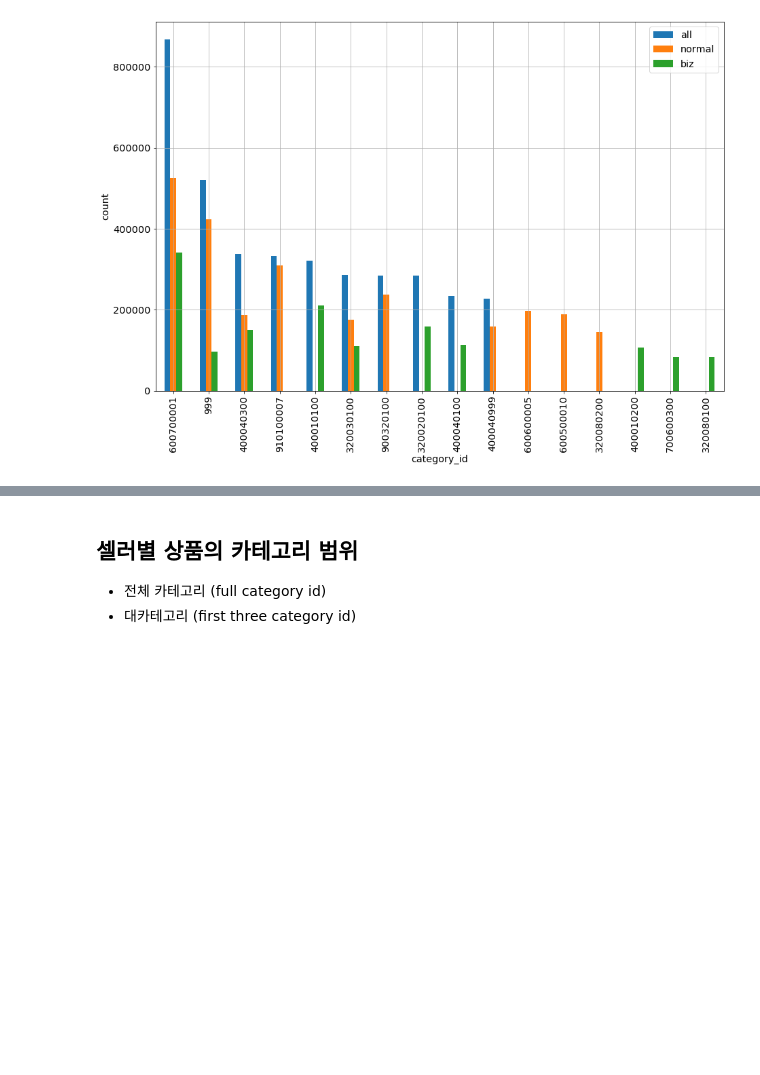
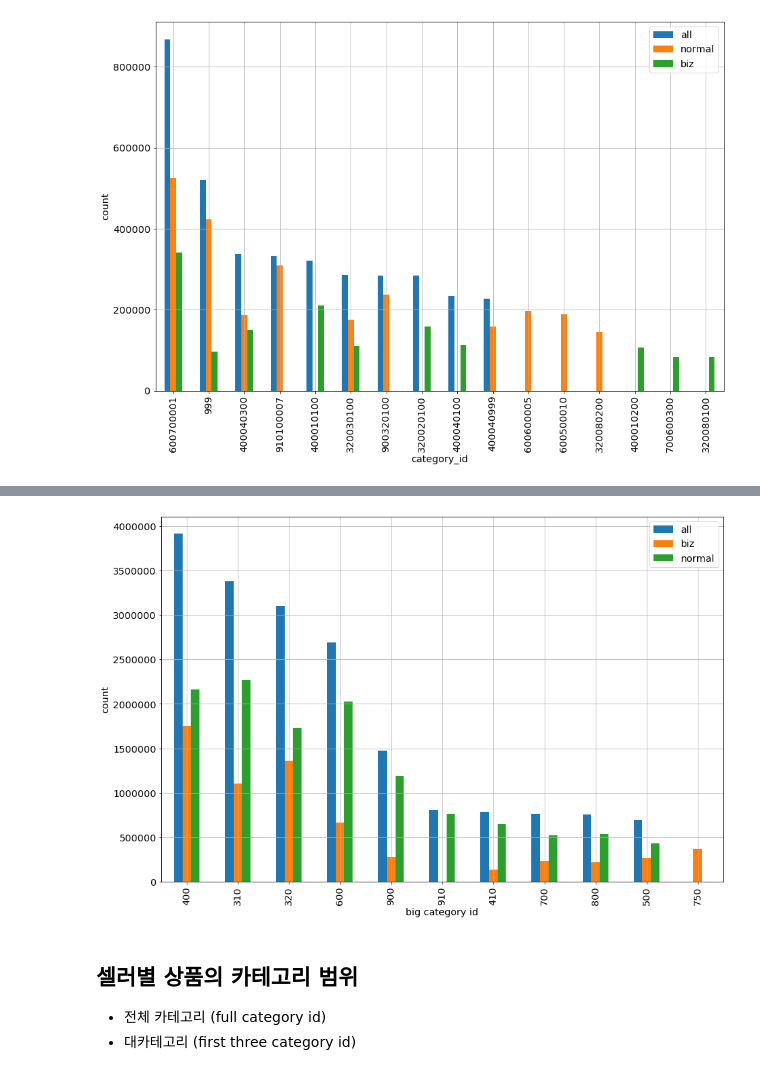
Before and after one commit to qkrtjdud1017/analytics, a Jupyter notebook: 판매자(일반상점+전문상점)특성.ipynb, the cells around one changed output, grey strips where cells are left out. Saved outputs shown, nothing was run; the diff lists cells and outputs as text; code cells hidden in the pictures; blank space fills up the shorter version.

Commit message:
add some queries & show in excel

```diff
--- a/판매자(일반상점+전문상점)특성.ipynb
+++ b/판매자(일반상점+전문상점)특성.ipynb
@@ -484,3 +477,38 @@ plt.ylabel("count")
 plt.show()
 # %% [output]
 [figure]
+# %%
+query = f"""
+SELECT LEFT(p.category_id,3) as big_category, count(*) AS all
+FROM service1_quicket.product_info p
+WHERE p.create_date BETWEEN '{start_date}' AND '{end_date}'
+GROUP BY LEFT(p.category_id,3)
+ORDER BY count(*) desc
+"""
+all_top_big_category = pd.read_sql(query, con=redshift)
+
+query = f"""
+SELECT LEFT(p.category_id,3) as big_category, count(*) AS biz
+FROM service1_quicket.product_info p
+INNER JOIN service1_quicket.user_ u ON u.id = p.uid
+WHERE p.create_date BETWEEN '{start_date}' AND '{end_date}' and u.bizlicense = 1
+GROUP BY LEFT(p.category_id,3)
+ORDER BY count(*) desc
+"""
+biz_top_big_category = pd.read_sql(query, con=redshift)
+
+query = f"""
+SELECT LEFT(p.category_id,3) as big_category, count(*) AS normal
+FROM service1_quicket.product_info p
+INNER JOIN service1_quicket.user_ u ON u.id = p.uid
+WHERE p.create_date BETWEEN '{start_date}' AND '{end_date}' and u.bizlicense = 0
+GROUP BY LEFT(p.category_id,3)
+ORDER BY count(*) desc
+"""
+normal_top_big_category = pd.read_sql(query, con=redshift)
+# %%
+top_10_big_category = pd.merge(all_top_big_category[:10], biz_top_big_category[:10], how = 'outer', on = 'big_category')
+top_10_big_category = pd.merge(top_10_big_category, normal_top_big_category[:10], how = 'outer', on = 'big_category')
+top_10_big_category.to_csv('top10_big_category.csv')
+
+top_10_big_category
@@ -487,3 +528,10 @@ plt.show()
+# %%
+top_10_big_category.plot('big_category', kind = 'bar')
+plt.xlabel('big category id')
+plt.ylabel('count')
+plt.show()
+# %% [output]
+[figure, added]
 # %% [markdown]
 ## 셀러별 상품의 카테고리 범위
 - 전체 카테고리 (full category id)
```
Also changed, not shown: parts of 25 cells of this notebook, 1 other file.
